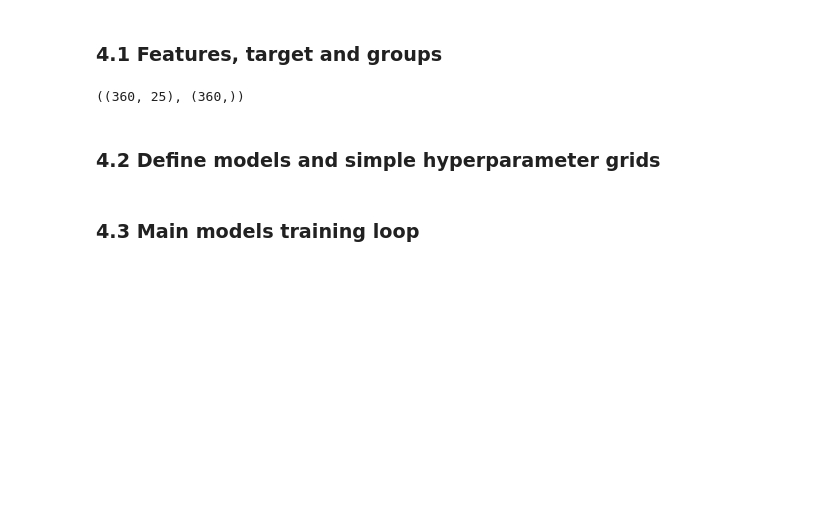
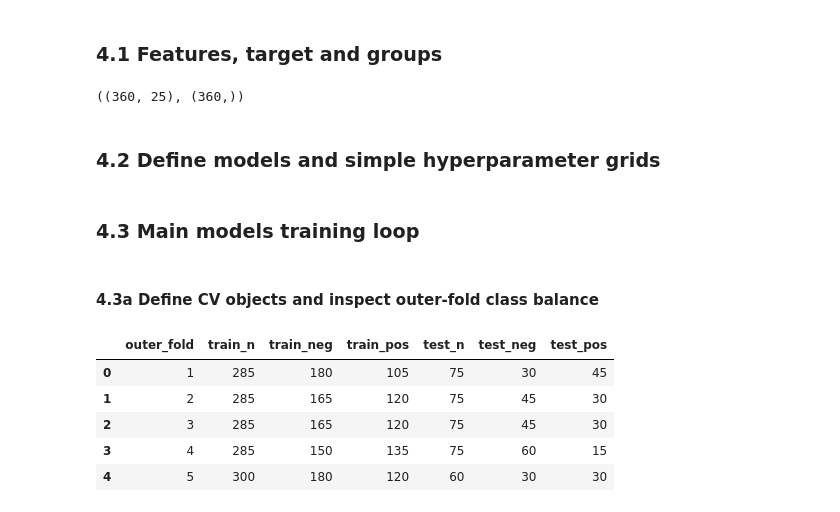
Before and after one commit to ChouaibB/battery-diagnostics-impedance-ml-examples, a Jupyter notebook: notebooks/03_Healthy_vs_Aged_Classification_from_EIS.ipynb, the cells around one changed output. Cells and saved outputs as stored; diff of their text form; code cells hidden in the pictures; blank space fills up the shorter version.

```diff
--- a/notebooks/03_Healthy_vs_Aged_Classification_from_EIS.ipynb
+++ b/notebooks/03_Healthy_vs_Aged_Classification_from_EIS.ipynb
@@ -353,3 +353,41 @@ param_grids = {
 }
 # %% [markdown]
 ### 4.3 Main models training loop
+# %% [markdown]
+#### 4.3a Define CV objects and inspect outer-fold class balance
+# %%
+# Back to 5 outer / 3 inner folds with shuffling
+outer_cv = GroupKFold(n_splits=5, shuffle=True, random_state=42)
+inner_cv = GroupKFold(n_splits=3, shuffle=True, random_state=42)
+
+# Collect outer-fold class counts
+outer_splits = list(outer_cv.split(X, y, groups))
+outer_stats = []
+
+for fold, (train_idx, test_idx) in enumerate(outer_splits, start=1):
+    y_train, y_test = y[train_idx], y[test_idx]
+
+    train_counts = np.bincount(y_train, minlength=2)
+    test_counts = np.bincount(y_test, minlength=2)
+
+    outer_stats.append(
+        {
+            "outer_fold": fold,
+            "train_n": len(y_train),
+            "train_neg": int(train_counts[0]),
+            "train_pos": int(train_counts[1]),
+            "test_n": len(y_test),
+            "test_neg": int(test_counts[0]),
+            "test_pos": int(test_counts[1]),
+        }
+    )
+
+outer_stats_df = pd.DataFrame(outer_stats)
+outer_stats_df
+# %% [output]
+|  | outer_fold | train_n | train_neg | train_pos | test_n | test_neg | test_pos |
+| 0 | 1 | 285 | 180 | 105 | 75 | 30 | 45 |
+| 1 | 2 | 285 | 165 | 120 | 75 | 45 | 30 |
+| 2 | 3 | 285 | 165 | 120 | 75 | 45 | 30 |
+| 3 | 4 | 285 | 150 | 135 | 75 | 60 | 15 |
+| 4 | 5 | 300 | 180 | 120 | 60 | 30 | 30 |
```
Also changed, not shown: parts of 3 cells of this notebook.
